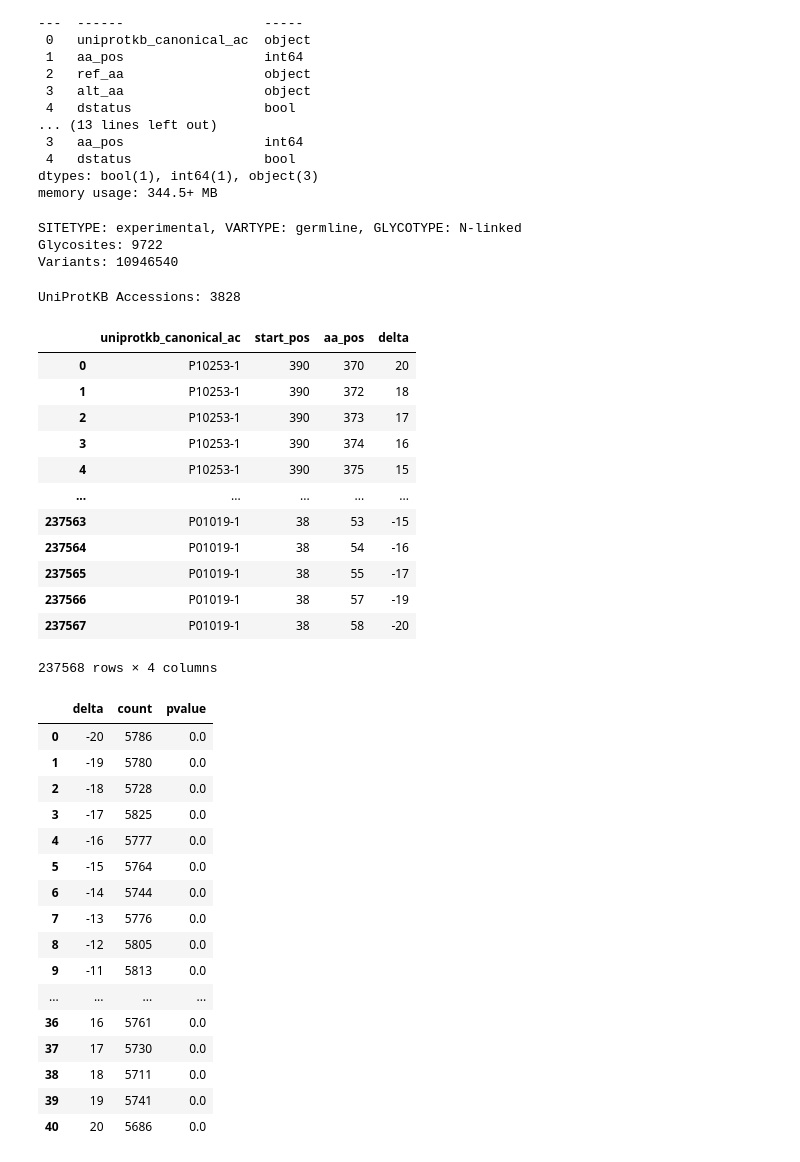
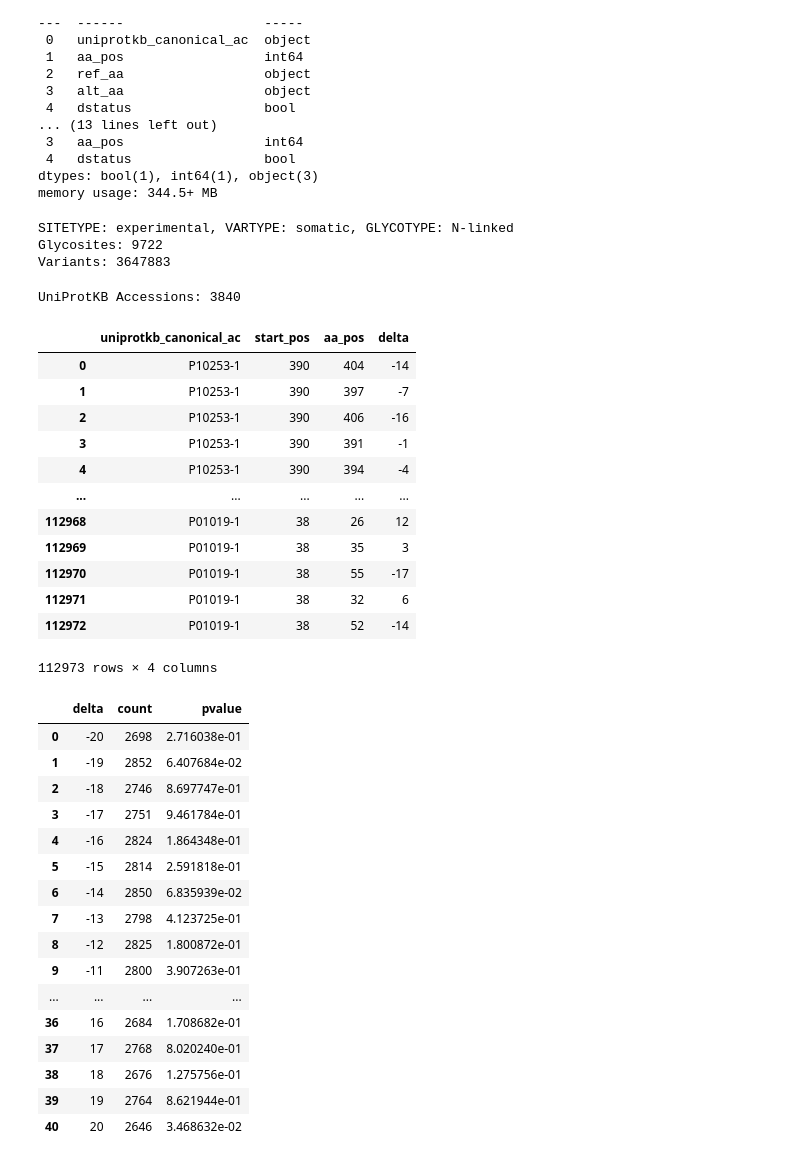
Before and after one commit to edwardsnj/glygen-colab-notebooks, a Jupyter notebook: variants/main1.ipynb, the cells around one changed output. Cells and saved outputs as stored; diff of their text form; code cells hidden in the pictures.

```diff
--- a/variants/main1.ipynb
+++ b/variants/main1.ipynb
@@ -18,8 +18,8 @@ SPECIES = "human"
 # SITETYPE = "predicted"
 SITETYPE = "experimental"
 
-# VARTYPE = "somatic"
-VARTYPE = "germline"
+VARTYPE = "somatic"
+# VARTYPE = "germline"
 
 GLYCOTYPE = "N-linked"
 # GLYCOTYPE = "O-linked"
@@ -203,9 +203,9 @@ print(f"SITETYPE: {SITETYPE}, VARTYPE: {VARTYPE}, GLYCOTYPE: {GLYCOTYPE}")
 print(f"Glycosites: {glyco_sites.shape[0]}")
 print(f"Variants: {variants.shape[0]}")
 # %% [output]
-SITETYPE: experimental, VARTYPE: germline, GLYCOTYPE: N-linked
+SITETYPE: experimental, VARTYPE: somatic, GLYCOTYPE: N-linked
 Glycosites: 9722
-Variants: 10946540
+Variants: 3647883
 # %%
 from tqdm import tqdm
 
@@ -233,50 +233,50 @@ merged = merged.drop_duplicates()
 merged = merged.reset_index(drop=True)
 merged
 # %% [output]
-UniProtKB Accessions: 3828
+UniProtKB Accessions: 3840
 |  | uniprotkb_canonical_ac | start_pos | aa_pos | delta |
-| 0 | P10253-1 | 390 | 370 | 20 |
-| 1 | P10253-1 | 390 | 372 | 18 |
-| 2 | P10253-1 | 390 | 373 | 17 |
-| 3 | P10253-1 | 390 | 374 | 16 |
-| 4 | P10253-1 | 390 | 375 | 15 |
+| 0 | P10253-1 | 390 | 404 | -14 |
+| 1 | P10253-1 | 390 | 397 | -7 |
+| 2 | P10253-1 | 390 | 406 | -16 |
+| 3 | P10253-1 | 390 | 391 | -1 |
+| 4 | P10253-1 | 390 | 394 | -4 |
 | ... | ... | ... | ... | ... |
-| 237563 | P01019-1 | 38 | 53 | -15 |
-| 237564 | P01019-1 | 38 | 54 | -16 |
-| 237565 | P01019-1 | 38 | 55 | -17 |
-| 237566 | P01019-1 | 38 | 57 | -19 |
-| 237567 | P01019-1 | 38 | 58 | -20 |
+| 112968 | P01019-1 | 38 | 26 | 12 |
+| 112969 | P01019-1 | 38 | 35 | 3 |
+| 112970 | P01019-1 | 38 | 55 | -17 |
+| 112971 | P01019-1 | 38 | 32 | 6 |
+| 112972 | P01019-1 | 38 | 52 | -14 |
-237568 rows × 4 columns
+112973 rows × 4 columns
 # %%
 from scipy.stats import binomtest
 
 delta_counts = pd.DataFrame(merged[["delta"]].value_counts())
 delta_counts = delta_counts.sort_values(by='delta')
 delta_counts = delta_counts.reset_index()
 
 N = delta_counts['count'].sum()
-p = 1/total
+p = 1/delta_counts.shape[0]
 
 for i in range(delta_counts.shape[0]):
   delta_counts.loc[i,'pvalue'] = binomtest(delta_counts.loc[i,'count'], N, p,
                                            alternative='two-sided').pvalue
 
 delta_counts
 # %% [output]
 |  | delta | count | pvalue |
-| 0 | -20 | 5786 | 0.0 |
-| 1 | -19 | 5780 | 0.0 |
-| 2 | -18 | 5728 | 0.0 |
-| 3 | -17 | 5825 | 0.0 |
-| 4 | -16 | 5777 | 0.0 |
-| 5 | -15 | 5764 | 0.0 |
-| 6 | -14 | 5744 | 0.0 |
-| 7 | -13 | 5776 | 0.0 |
-| 8 | -12 | 5805 | 0.0 |
-| 9 | -11 | 5813 | 0.0 |
+| 0 | -20 | 2698 | 2.716038e-01 |
+| 1 | -19 | 2852 | 6.407684e-02 |
+| 2 | -18 | 2746 | 8.697747e-01 |
+| 3 | -17 | 2751 | 9.461784e-01 |
+| 4 | -16 | 2824 | 1.864348e-01 |
+| 5 | -15 | 2814 | 2.591818e-01 |
+| 6 | -14 | 2850 | 6.835939e-02 |
+| 7 | -13 | 2798 | 4.123725e-01 |
+| 8 | -12 | 2825 | 1.800872e-01 |
+| 9 | -11 | 2800 | 3.907263e-01 |
 | ... | ... | ... | ... |
-| 36 | 16 | 5761 | 0.0 |
-| 37 | 17 | 5730 | 0.0 |
-| 38 | 18 | 5711 | 0.0 |
-| 39 | 19 | 5741 | 0.0 |
-| 40 | 20 | 5686 | 0.0 |
+| 36 | 16 | 2684 | 1.708682e-01 |
+| 37 | 17 | 2768 | 8.020240e-01 |
+| 38 | 18 | 2676 | 1.275756e-01 |
+| 39 | 19 | 2764 | 8.621944e-01 |
+| 40 | 20 | 2646 | 3.468632e-02 |
```
